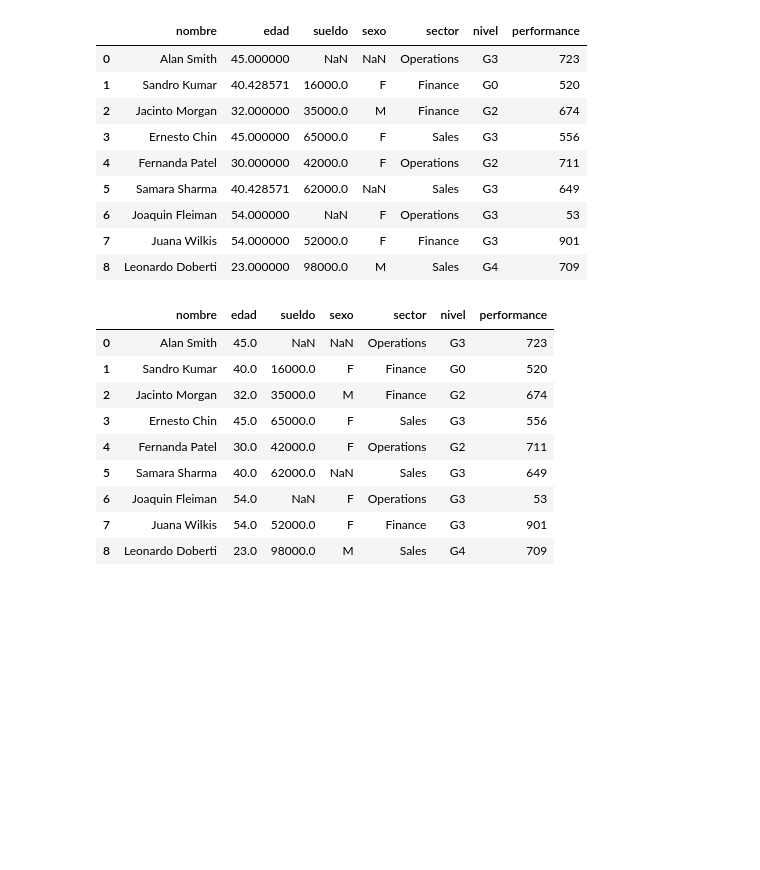
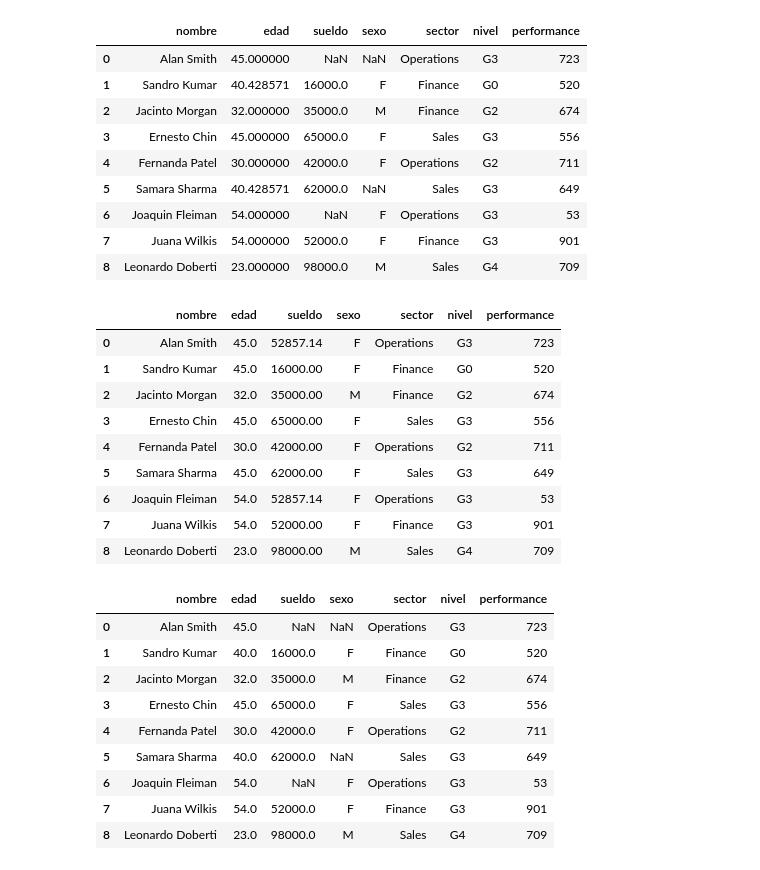
Before and after one commit to Marcelooyola/DiplomaturaUDA, a Jupyter notebook: eda_02.ipynb, the cells around one changed output. Saved outputs shown, nothing was run; the diff lists cells and outputs as text; code cells hidden in the pictures; blank space fills up the shorter version.

```diff
--- a/eda_02.ipynb
+++ b/eda_02.ipynb
@@ -423,6 +453,22 @@ empleados
 | 6 | Joaquin Fleiman | 54.000000 | NaN | F | Operations | G3 | 53 |
 | 7 | Juana Wilkis | 54.000000 | 52000.0 | F | Finance | G3 | 901 |
 | 8 | Leonardo Doberti | 23.000000 | 98000.0 | M | Sales | G4 | 709 |
+# %%
+empleados.edad = empleados.edad.fillna(empleados.edad.median()) #mediana
+empleados.sueldo = round(empleados.sueldo.fillna(empleados.sueldo.mean()),2) #media
+empleados.sexo = empleados.sexo.fillna(empleados.sexo.mode()[0]) #moda
+empleados
+# %% [output]
+|  | nombre | edad | sueldo | sexo | sector | nivel | performance |
+| 0 | Alan Smith | 45.0 | 52857.14 | F | Operations | G3 | 723 |
+| 1 | Sandro Kumar | 45.0 | 16000.00 | F | Finance | G0 | 520 |
+| 2 | Jacinto Morgan | 32.0 | 35000.00 | M | Finance | G2 | 674 |
+| 3 | Ernesto Chin | 45.0 | 65000.00 | F | Sales | G3 | 556 |
+| 4 | Fernanda Patel | 30.0 | 42000.00 | F | Operations | G2 | 711 |
+| 5 | Samara Sharma | 45.0 | 62000.00 | F | Sales | G3 | 649 |
+| 6 | Joaquin Fleiman | 54.0 | 52857.14 | F | Operations | G3 | 53 |
+| 7 | Juana Wilkis | 54.0 | 52000.00 | F | Finance | G3 | 901 |
+| 8 | Leonardo Doberti | 23.0 | 98000.00 | M | Sales | G4 | 709 |
 # %%
 empleados = pd.read_csv(url2)
 #relleno los valores de edad faltantes con la media de edad de los valores existentes y redondeo sin comas
```
Also changed, not shown: parts of 8 cells of this notebook.
